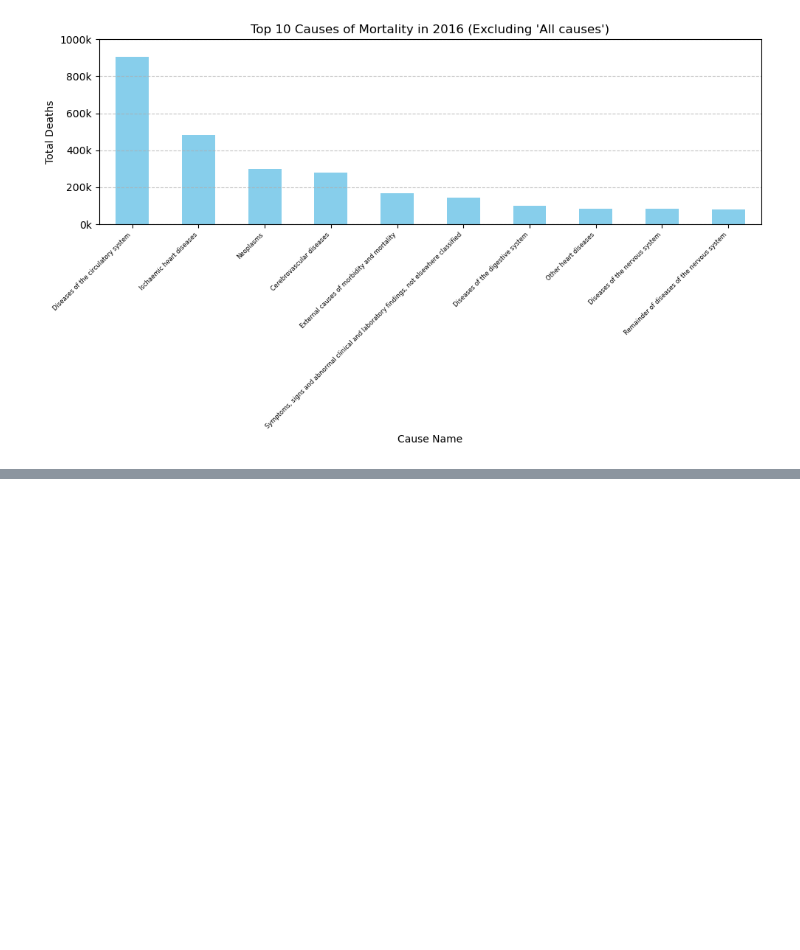
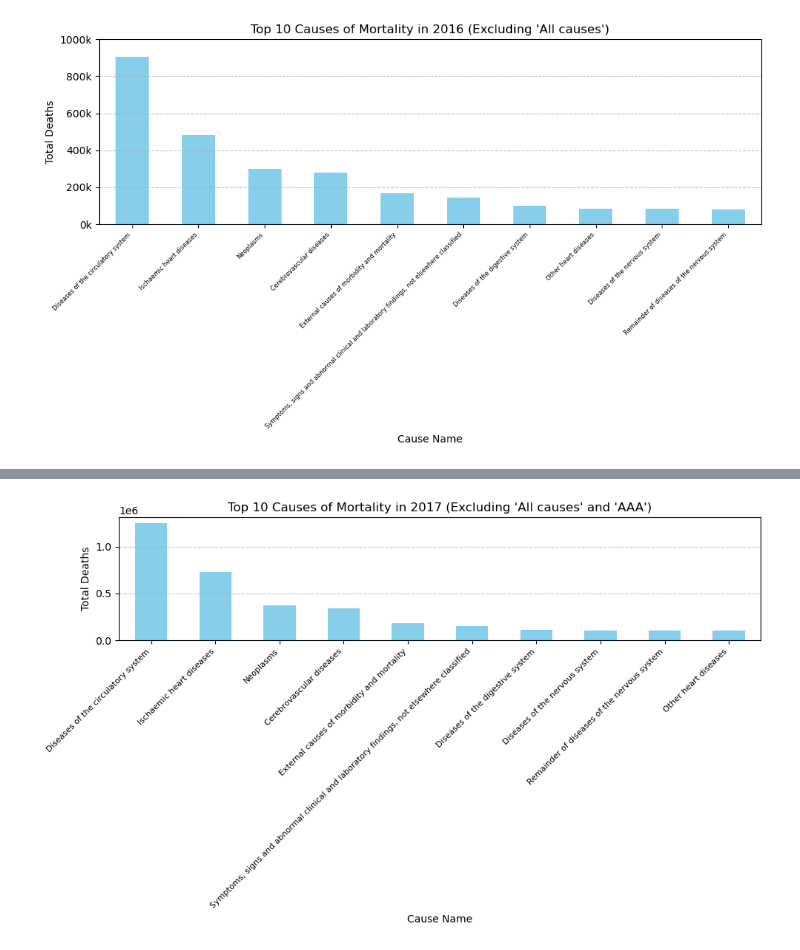
Before and after one commit to feLLpe04/Project3, a Jupyter notebook: cleaneddata/Research_Questions_1.ipynb, the cells around one changed output, grey strips where cells are left out. Cells and saved outputs as stored; diff of their text form; code cells hidden in the pictures; blank space fills up the shorter version.

```diff
--- a/cleaneddata/Research_Questions_1.ipynb
+++ b/cleaneddata/Research_Questions_1.ipynb
@@ -418,0 +605,3 @@ for year in years:
+# %%
+#Eliminatiing "Cause" Column rigth after "List" column
+part5_df = part5_df.drop(columns=["Cause"])
@@ -418,0 +617,17 @@ for year in years:
+# %%
+#Moving "Cause_Code and Cause_Name" columns to the right after "List" column
+  #Defining the new column order for part5_df
+columns_order = [
+    'Country_code', 'Country_name', 'Year', 'List',
+    'Cause_Code', 'Cause_Name',
+    'Sex', 'Total_deaths',
+    'Mort_day0', 'Mort_day1_6', 'Mort_day7_27', 'Mort_day28_365',
+    'mort_1_4', 'mort_5_24', 'mort_25_44', 'mort_45_64',
+    'mort_65_84', 'mort_85_95+', 'Deaths26'
+]
+
+#Updating the DataFrame with the new column order
+part5_df = part5_df[columns_order]
+
+#Printing the Result
+print(part5_df.head())
@@ -418,0 +652,25 @@ for year in years:
+# %%
+# Filter data for the year 2017 and exclude "All causes" and "AAA"
+filtered_2017_data = part5_df[(part5_df['Year'] == 2017) & (~part5_df['Cause_Name'].isin(["All causes", "AAA"]))]
+
+# Group by Cause_Name and sum Total_deaths to calculate the top 10 causes
+top_10_causes_2017 = (
+    filtered_2017_data.groupby("Cause_Name")["Total_deaths"]
+    .sum()
+    .nlargest(10)
+)
+
+# Plot the Top 10 Causes of Mortality for 2017
+plt.figure(figsize=(10, 6))
+top_10_causes_2017.plot(kind="bar", color="skyblue")
+
+# Customize the graph
+plt.title("Top 10 Causes of Mortality in 2017 (Excluding 'All causes' and 'AAA')")
+plt.xlabel("Cause Name")
+plt.ylabel("Total Deaths")
+plt.xticks(rotation=45, ha="right", fontsize=8)
+plt.grid(axis="y", linestyle="--", alpha=0.7)
+plt.tight_layout()
+plt.show()
+# %% [output]
+[figure, added]
```
Also changed, not shown: parts of 62 cells of this notebook, 2 other files.
